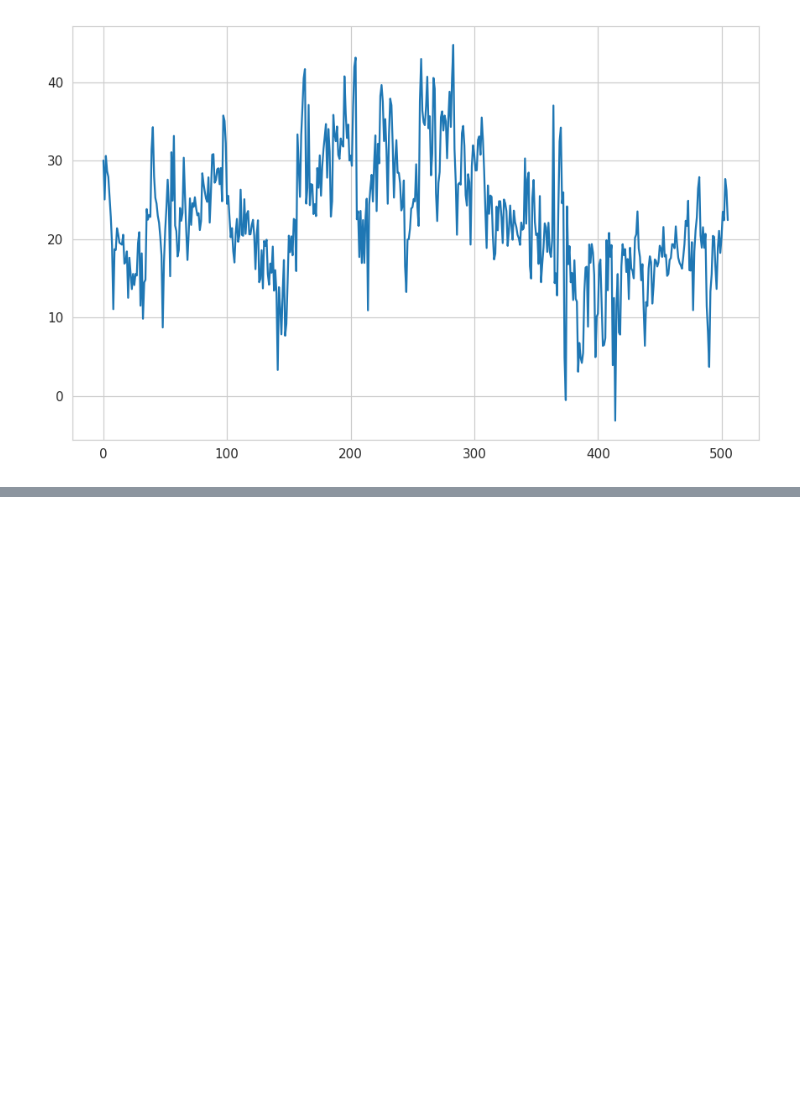
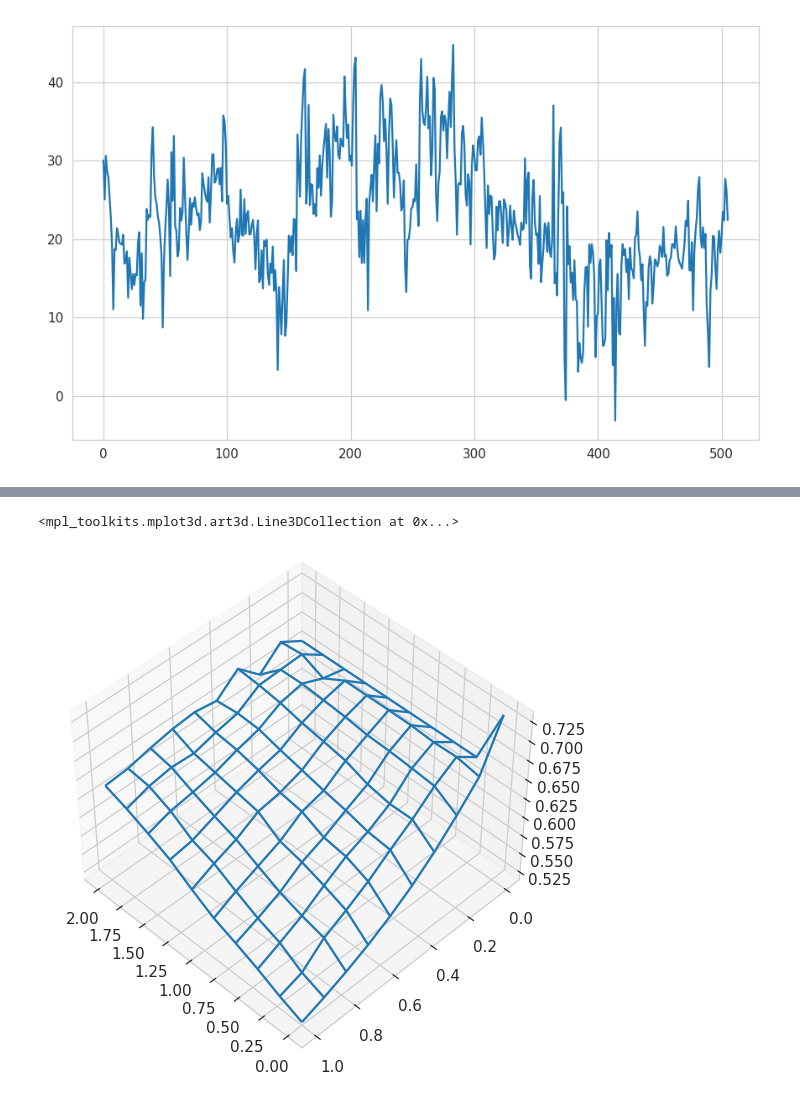
Before and after one commit to fantauzzi/linear_regression, a Jupyter notebook: boston_lin_regr.ipynb, the cells around one changed output, grey strips where cells are left out. Saved outputs shown, nothing was run; the diff lists cells and outputs as text; code cells hidden in the pictures; blank space fills up the shorter version.

Commit message:
Added elasticnet

```diff
--- a/boston_lin_regr.ipynb
+++ b/boston_lin_regr.ipynb
@@ -536,0 +543,23 @@ Note: se2_intercept and se2_slope appear to be correct when compared to R output
+# %%
+y_mean = np.mean(dataset_y)
+n_steps=10
+r2 = np.zeros((n_steps, n_steps), dtype=np.float64)
+alphas = np.linspace(.0, 2, num=n_steps)
+ls = np.linspace(.0, 1., num=n_steps)
+for alpha_i, alpha in enumerate(alphas):
+    for l_i, l in enumerate(ls):
+        X_exog = sm.add_constant(dataset_X, prepend=False)  # TODO this is needed for correct result, but why?
+        model = sm.OLS(dataset_y, X_exog)
+        res = model.fit_regularized(method='elastic_net', alpha = alpha, L1_wt=l)
+        y_pred = res.predict(X_exog)
+        rss = np.sum(np.power(np.squeeze(dataset_y.to_numpy()) - np.squeeze(y_pred.to_numpy()), 2))
+        tss = np.sum(np.power(np.squeeze(dataset_y.to_numpy()) - y_mean, 2))
+        r2[alpha_i, l_i] = 1- rss/tss
+
+ax =plt.axes(projection='3d')
+ax.view_init(45, 135)
+draw_X, draw_Y = np.meshgrid(alphas, ls)
+ax.plot_wireframe(draw_X, draw_Y, r2)
+# %% [output]
+<mpl_toolkits.mplot3d.art3d.Line3DCollection at 0x...>
+[figure, added]
```
Also changed, not shown: parts of 8 cells of this notebook.
